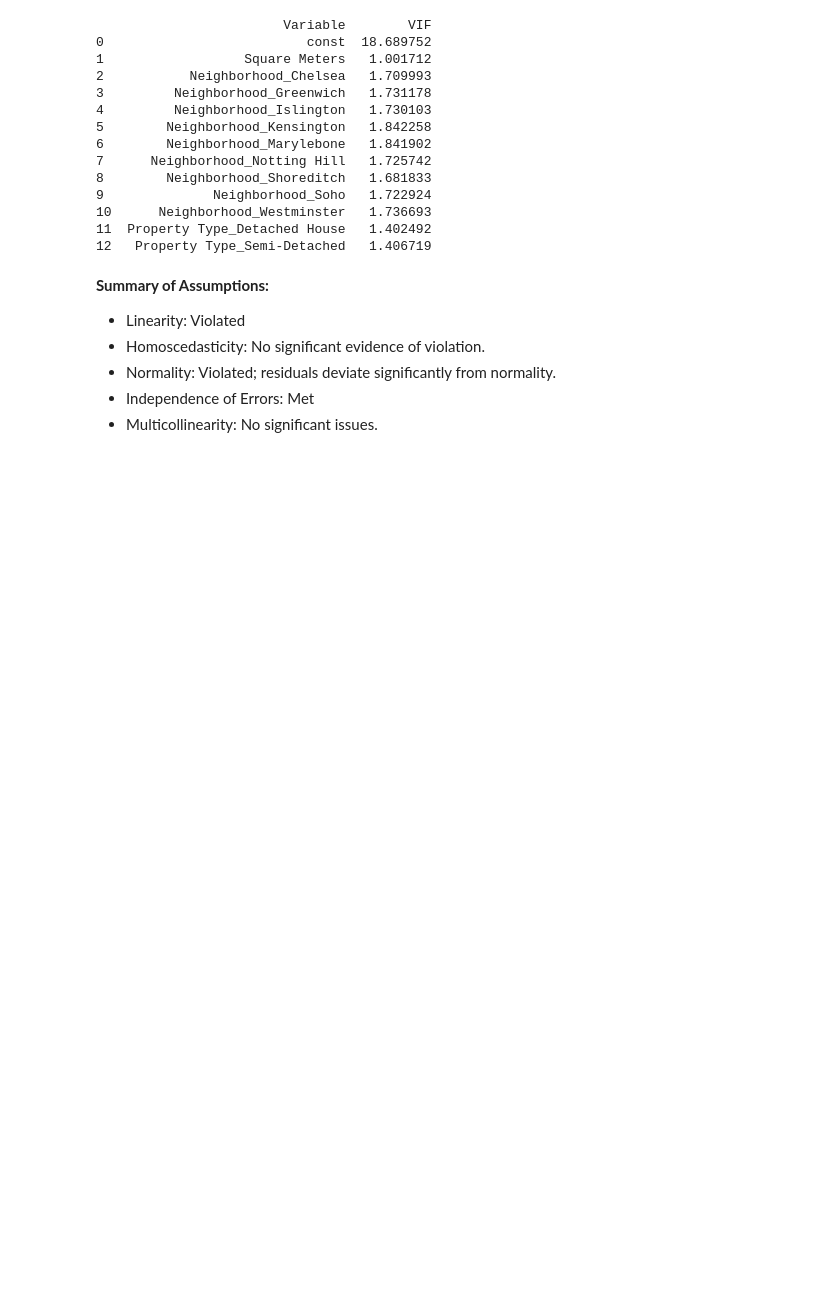
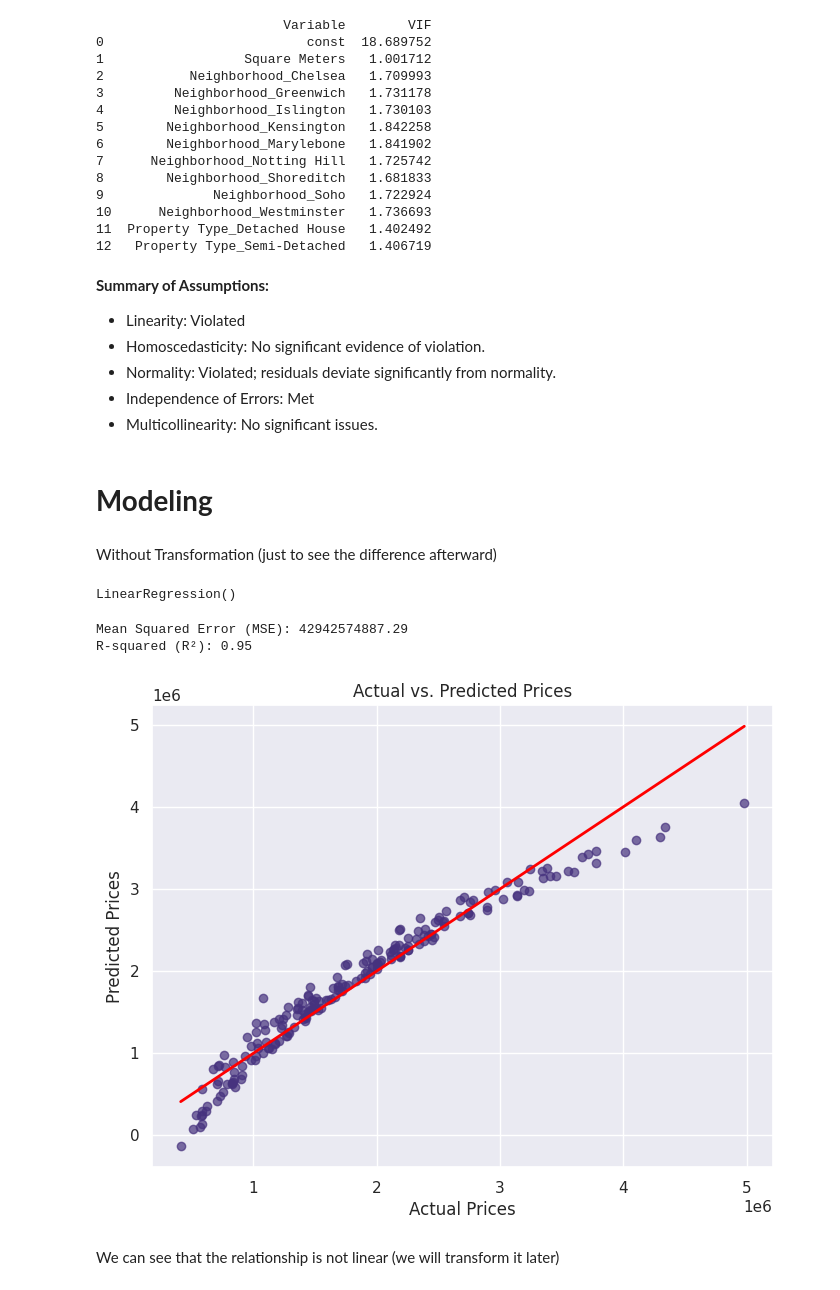
Before and after one commit to tass-ouaer/London_houses, a Jupyter notebook: Houses_London.ipynb, the cells around one changed output. Drawn from its saved outputs; the diff is of its cells as text; code cells hidden in the pictures; blank space fills up the shorter version.

Commit message:
Linear Regression Model

```diff
--- a/Houses_London.ipynb
+++ b/Houses_London.ipynb
@@ -528,3 +528,42 @@ print(vif)
 * Normality: Violated; residuals deviate significantly from normality.
 * Independence of Errors: Met
 * Multicollinearity: No significant issues.
+# %% [markdown]
+# **Modeling**
+# %% [markdown]
+Without Transformation (just to see the difference afterward)
+# %%
+# Splitting data into training and testing sets
+X = df_encoded.drop('Price', axis=1)
+y = df_encoded['Price']
+X_train, X_test, y_train, y_test = train_test_split(X, y, test_size=0.2, random_state=42)
+# %%
+# Building and evaluating a linear regression model
+model = LinearRegression()
+model.fit(X_train, y_train)
+# %% [output]
+LinearRegression()
+# %%
+# Predictions and evaluation
+y_pred = model.predict(X_test)
+mse = mean_squared_error(y_test, y_pred)
+r2 = r2_score(y_test, y_pred)
+
+print(f"Mean Squared Error (MSE): {mse:.2f}")
+print(f"R-squared (R²): {r2:.2f}")
+# %% [output]
+Mean Squared Error (MSE): 42942574887.29
+R-squared (R²): 0.95
+# %%
+# Visualizing actual vs. predicted prices
+plt.figure(figsize=(8, 6))
+plt.scatter(y_test, y_pred, alpha=0.7)
+plt.plot([y_test.min(), y_test.max()], [y_test.min(), y_test.max()], color='red', linewidth=2)
+plt.title('Actual vs. Predicted Prices')
+plt.xlabel('Actual Prices')
+plt.ylabel('Predicted Prices')
+plt.show()
+# %% [output]
+[figure, added]
+# %% [markdown]
+We can see that the relationship is not linear (we will transform it later)
```
Also changed, not shown: parts of 19 cells of this notebook.
